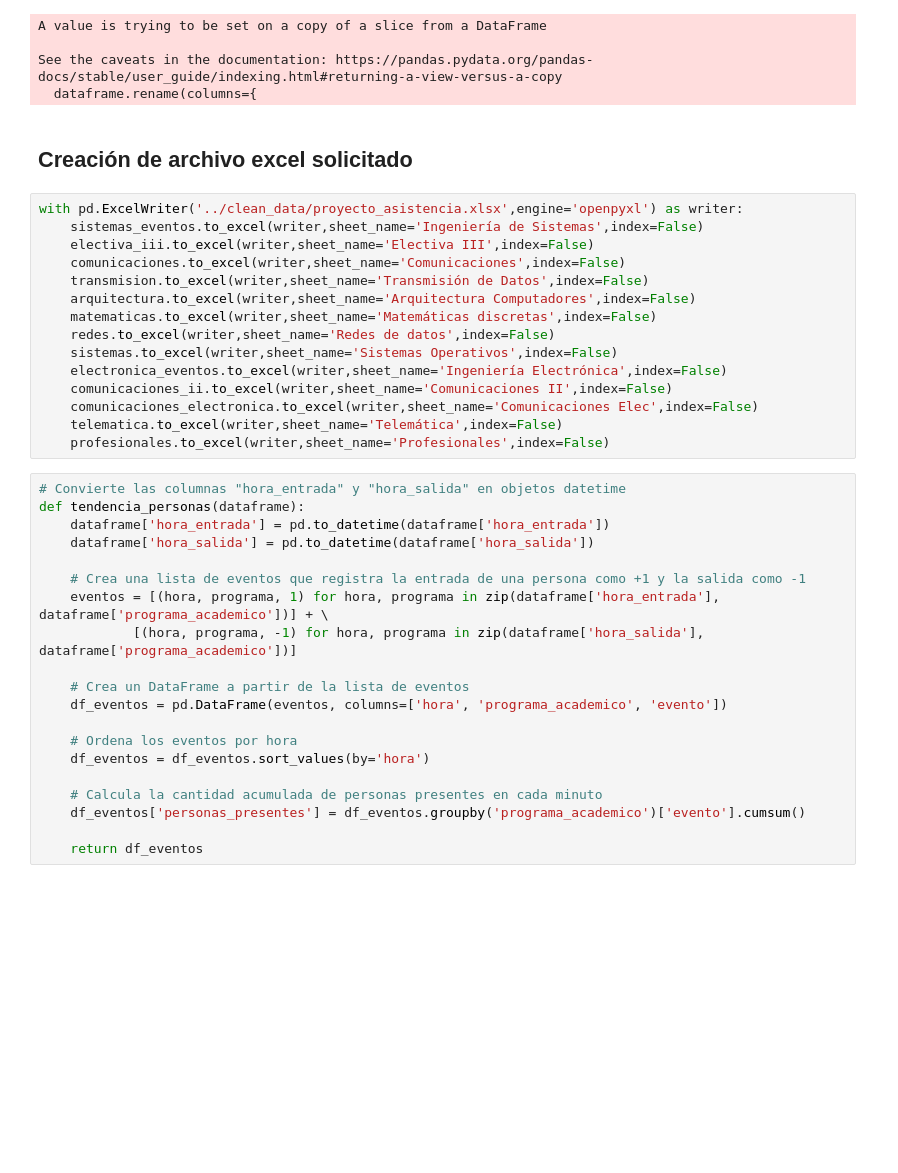
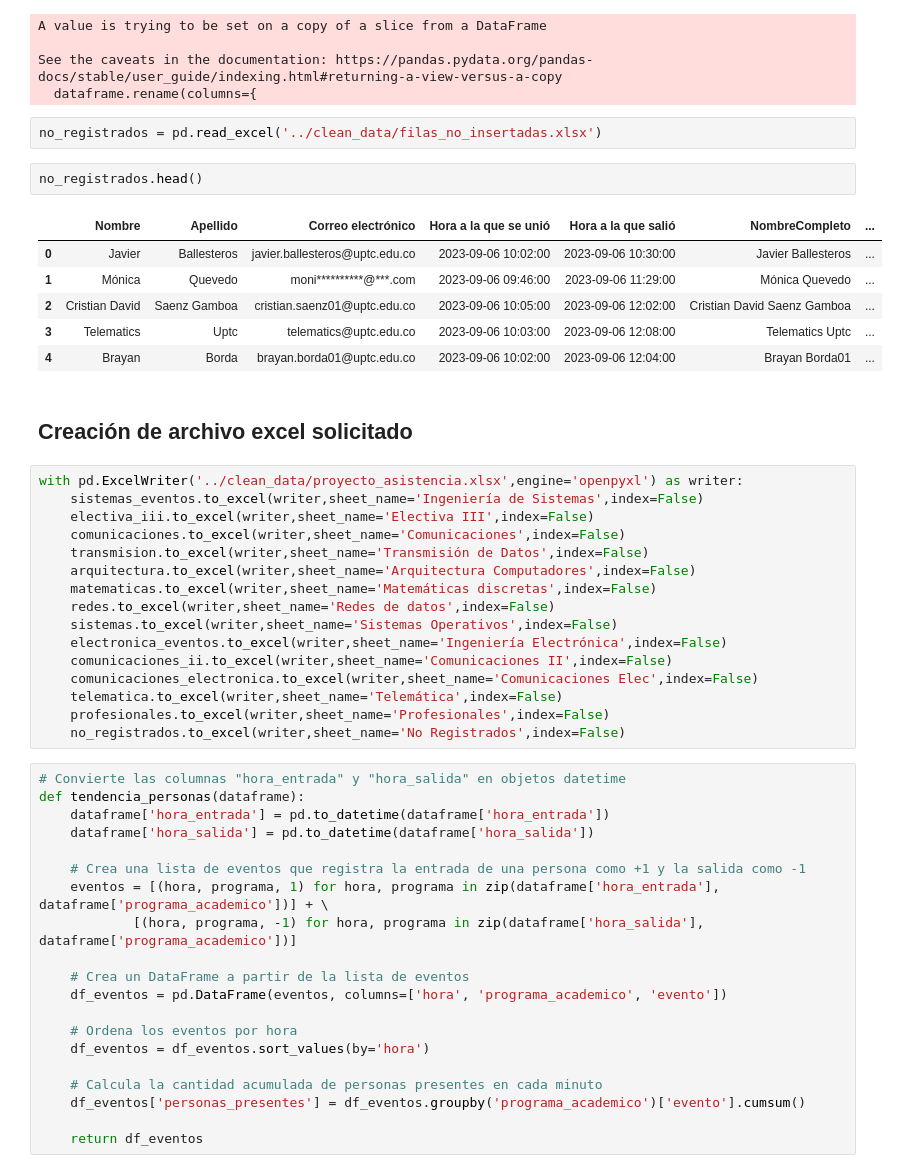
Before and after one commit to JSEB99/dashboard-full-stack, a Jupyter notebook: ETL/src/analisis.ipynb, the cells around one changed output. Cells and saved outputs as stored; diff of their text form; blank space fills up the shorter version.

Commit message:
add another sheet on the excel output about no registered users

```diff
--- a/ETL/src/analisis.ipynb
+++ b/ETL/src/analisis.ipynb
@@ -210,6 +210,17 @@ A value is trying to be set on a copy of a slice from a DataFrame
 
 See the caveats in the documentation: https://pandas.pydata.org/pandas-docs/stable/user_guide/indexing.html#returning-a-view-versus-a-copy
   dataframe.rename(columns={
+# %%
+no_registrados = pd.read_excel('../clean_data/filas_no_insertadas.xlsx')
+# %%
+no_registrados.head()
+# %% [output]
+|  | Nombre | Apellido | Correo electrónico | Hora a la que se unió | Hora a la que salió | NombreCompleto | ... |
+| 0 | Javier | Ballesteros | javier.ballesteros@uptc.edu.co | 2023-09-06 10:02:00 | 2023-09-06 10:30:00 | Javier Ballesteros | ... |
+| 1 | Mónica | Quevedo | moni**********@***.com | 2023-09-06 09:46:00 | 2023-09-06 11:29:00 | Mónica Quevedo | ... |
+| 2 | Cristian David | Saenz Gamboa | cristian.saenz01@uptc.edu.co | 2023-09-06 10:05:00 | 2023-09-06 12:02:00 | Cristian David Saenz Gamboa | ... |
+| 3 | Telematics | Uptc | telematics@uptc.edu.co | 2023-09-06 10:03:00 | 2023-09-06 12:08:00 | Telematics Uptc | ... |
+| 4 | Brayan | Borda | brayan.borda01@uptc.edu.co | 2023-09-06 10:02:00 | 2023-09-06 12:04:00 | Brayan Borda01 | ... |
 # %% [markdown]
 ## Creación de archivo excel solicitado
 # %%
@@ -227,6 +238,7 @@ with pd.ExcelWriter('../clean_data/proyecto_asistencia.xlsx',engine='openpyxl')
     comunicaciones_electronica.to_excel(writer,sheet_name='Comunicaciones Elec',index=False)
     telematica.to_excel(writer,sheet_name='Telemática',index=False)
     profesionales.to_excel(writer,sheet_name='Profesionales',index=False)
+    no_registrados.to_excel(writer,sheet_name='No Registrados',index=False)
 # %%
 # Convierte las columnas "hora_entrada" y "hora_salida" en objetos datetime
 def tendencia_personas(dataframe):
```
Also changed, not shown: 3 other files.
